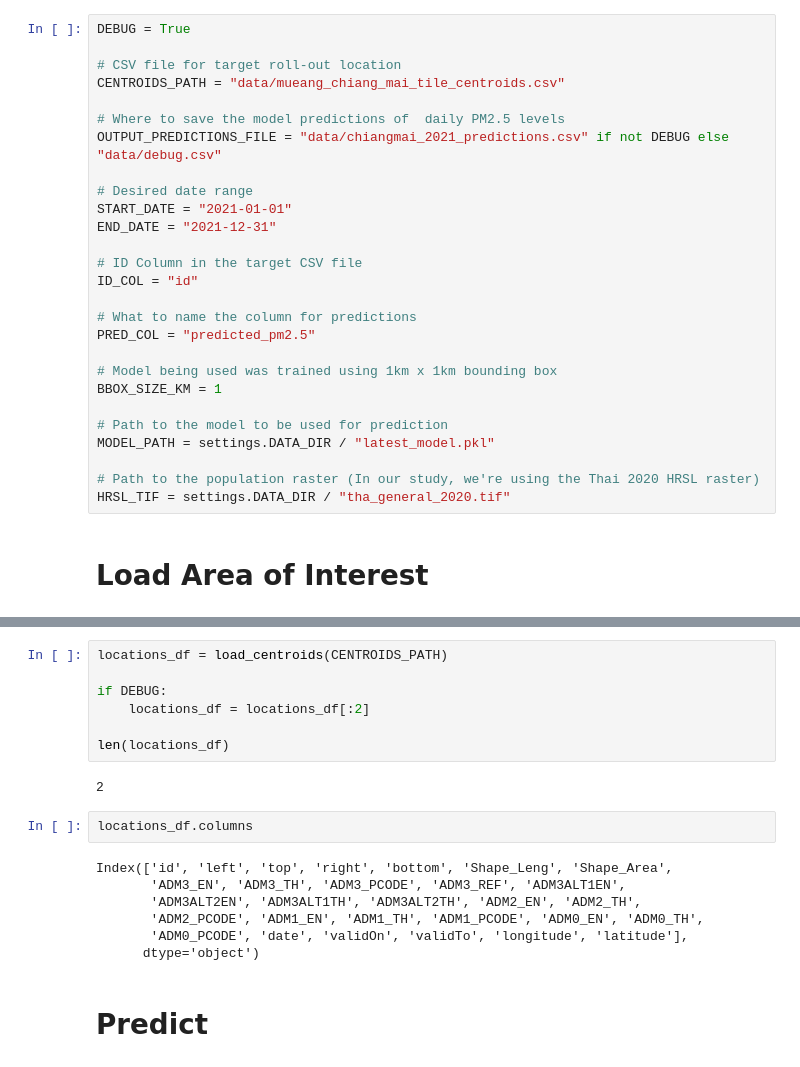
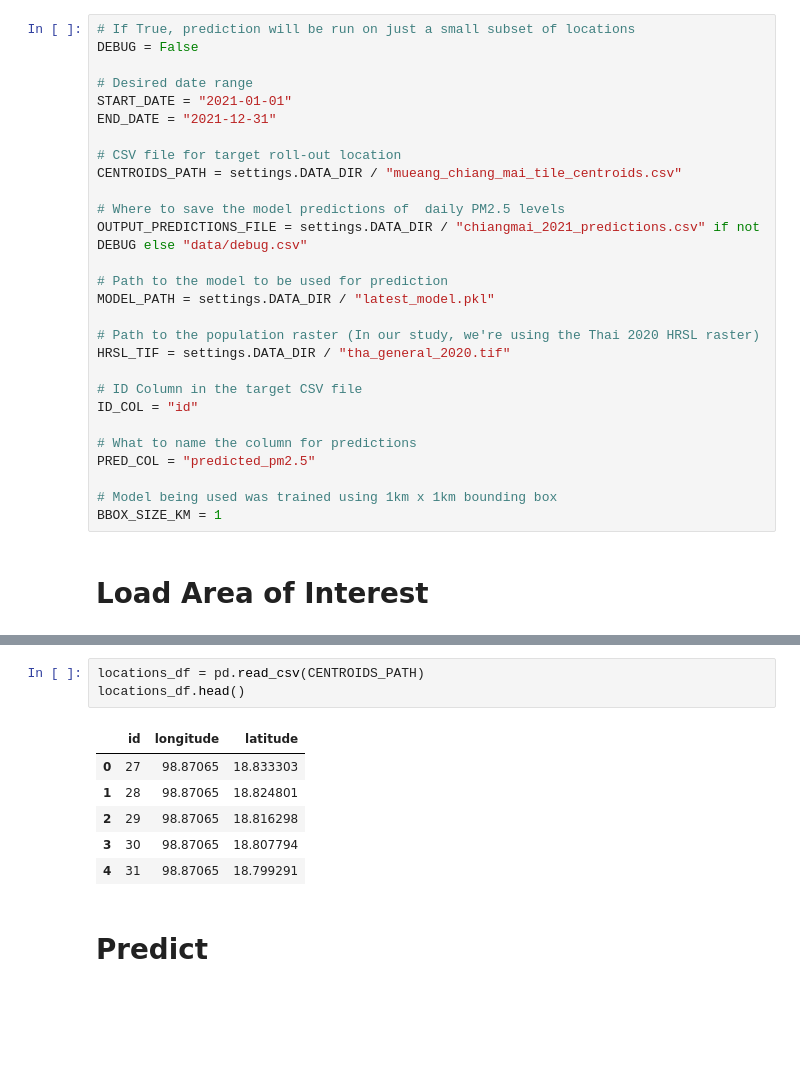
Before and after one commit to thinkingmachines/unicef-ai4d-air-quality, a Jupyter notebook: notebooks/2022-05-18-prediction-example/2022-05-18-prediction-example.ipynb, the cells around one changed output, grey strips where cells are left out. Cells and saved outputs as stored; diff of their text form; blank space fills up the shorter version.

Commit message:
Refactor expected input for prediction notebook example and script
Previously assumed WKT column. Assumes longitude, latitude columns for simplicity and consistency with other data input formats.

```diff
--- a/notebooks/2022-05-18-prediction-example/2022-05-18-prediction-example.ipynb
+++ b/notebooks/2022-05-18-prediction-example/2022-05-18-prediction-example.ipynb
@@ -37,17 +39,24 @@ The autoreload extension is already loaded. To reload it, use:
 # %% [markdown]
 # Parameters
 # %%
-DEBUG = True
-
-# CSV file for target roll-out location
-CENTROIDS_PATH = "data/mueang_chiang_mai_tile_centroids.csv"
-
-# Where to save the model predictions of  daily PM2.5 levels
-OUTPUT_PREDICTIONS_FILE = "data/chiangmai_2021_predictions.csv" if not DEBUG else "data/debug.csv"
+# If True, prediction will be run on just a small subset of locations
+DEBUG = False
 
 # Desired date range
 START_DATE = "2021-01-01"
 END_DATE = "2021-12-31"
+
+# CSV file for target roll-out location
+CENTROIDS_PATH = settings.DATA_DIR / "mueang_chiang_mai_tile_centroids.csv"
+
+# Where to save the model predictions of  daily PM2.5 levels
+OUTPUT_PREDICTIONS_FILE = settings.DATA_DIR / "chiangmai_2021_predictions.csv" if not DEBUG else "data/debug.csv"
+
+# Path to the model to be used for prediction
+MODEL_PATH = settings.DATA_DIR / "latest_model.pkl"
+
+# Path to the population raster (In our study, we're using the Thai 2020 HRSL raster)
+HRSL_TIF = settings.DATA_DIR / "tha_general_2020.tif"
 
 # ID Column in the target CSV file
 ID_COL = "id"
@@ -57,11 +66,5 @@ PRED_COL = "predicted_pm2.5"
 
 # Model being used was trained using 1km x 1km bounding box
 BBOX_SIZE_KM = 1
-
-# Path to the model to be used for prediction
-MODEL_PATH = settings.DATA_DIR / "latest_model.pkl"
-
-# Path to the population raster (In our study, we're using the Thai 2020 HRSL raster)
-HRSL_TIF = settings.DATA_DIR / "tha_general_2020.tif"
 # %% [markdown]
 # Load Area of Interest
@@ -89,21 +71,13 @@ def load_centroids(centroids_path):
-# %%
-locations_df = load_centroids(CENTROIDS_PATH)
-
-if DEBUG:
-    locations_df = locations_df[:2]
-
-len(locations_df)
-# %% [output]
-2
-# %%
-locations_df.columns
-# %% [output]
-Index(['id', 'left', 'top', 'right', 'bottom', 'Shape_Leng', 'Shape_Area',
-       'ADM3_EN', 'ADM3_TH', 'ADM3_PCODE', 'ADM3_REF', 'ADM3ALT1EN',
-       'ADM3ALT2EN', 'ADM3ALT1TH', 'ADM3ALT2TH', 'ADM2_EN', 'ADM2_TH',
-       'ADM2_PCODE', 'ADM1_EN', 'ADM1_TH', 'ADM1_PCODE', 'ADM0_EN', 'ADM0_TH',
-       'ADM0_PCODE', 'date', 'validOn', 'validTo', 'longitude', 'latitude'],
-      dtype='object')
+# %%
+locations_df = pd.read_csv(CENTROIDS_PATH)
+locations_df.head()
+# %% [output]
+|  | id | longitude | latitude |
+| 0 | 27 | 98.87065 | 18.833303 |
+| 1 | 28 | 98.87065 | 18.824801 |
+| 2 | 29 | 98.87065 | 18.816298 |
+| 3 | 30 | 98.87065 | 18.807794 |
+| 4 | 31 | 98.87065 | 18.799291 |
 # %% [markdown]
 # Predict
 # %%
```
Also changed, not shown: parts of 9 cells of this notebook, 3 other files.
